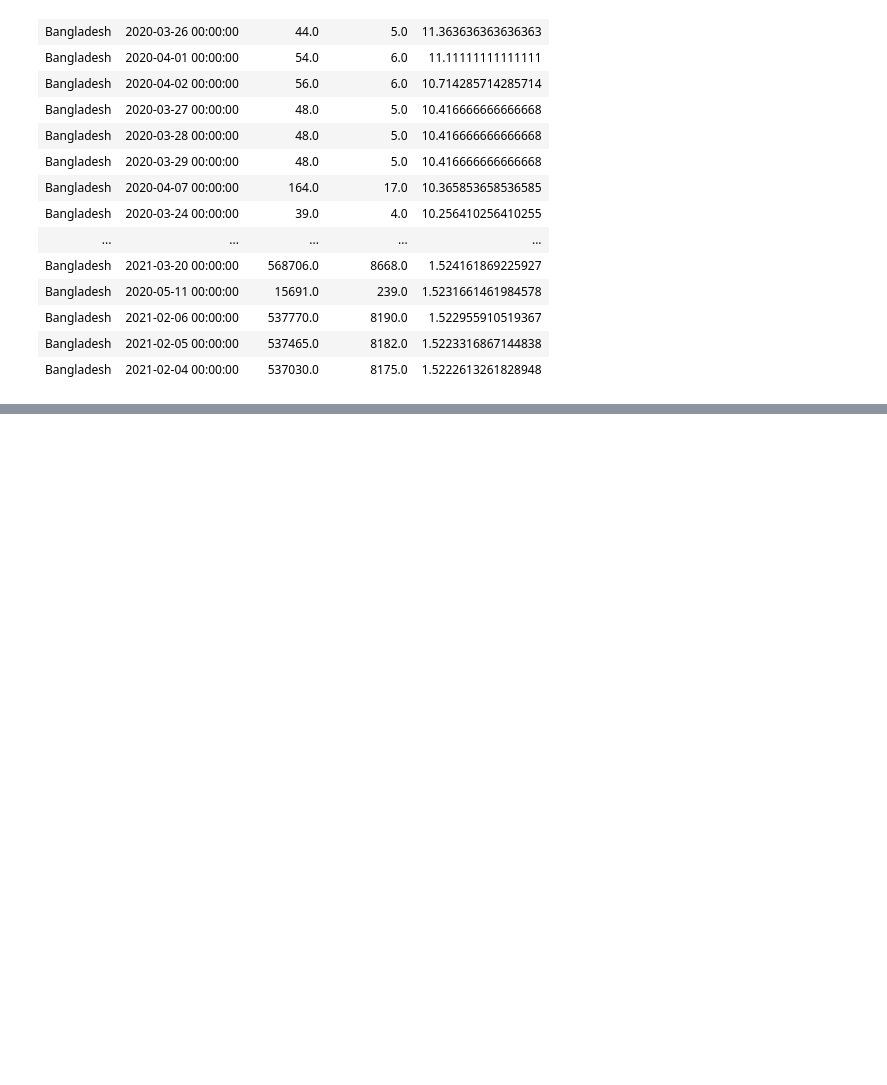
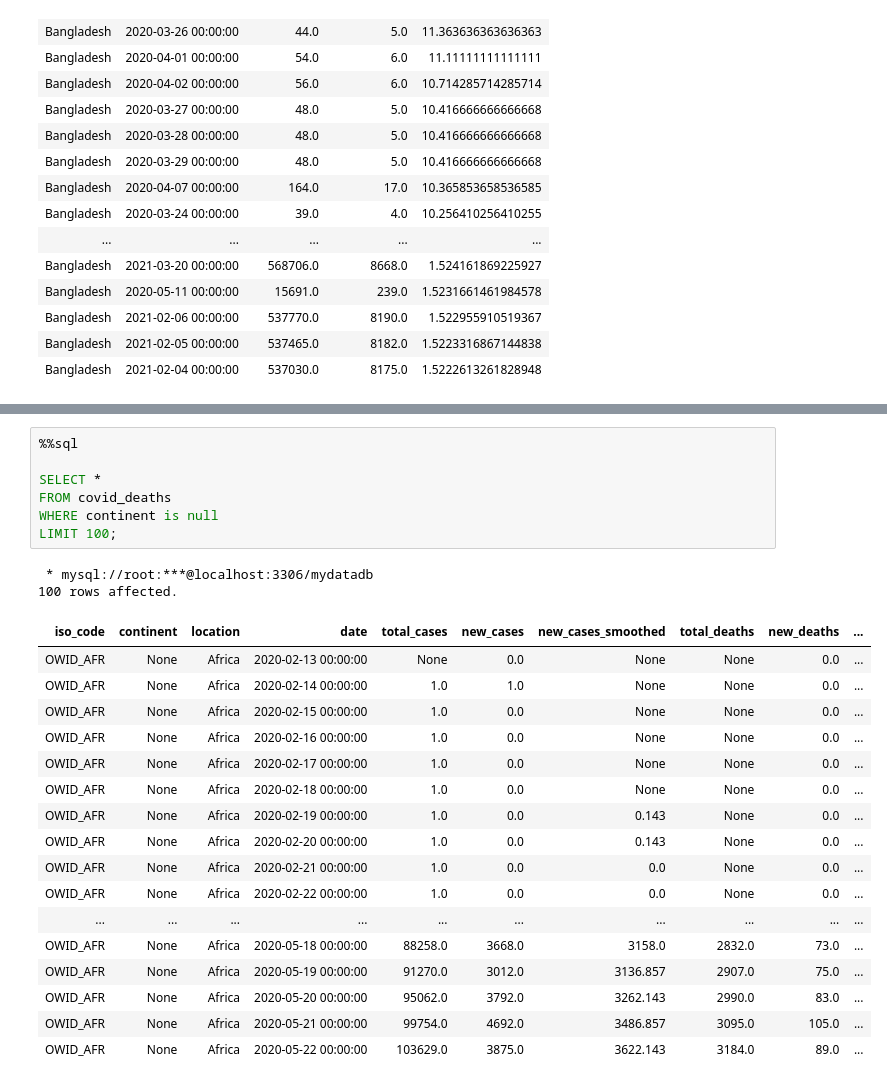
Before and after one commit to ncdas/Covid19-Data-Exploration, a Jupyter notebook: Covid-19 Data Exploration in SQL.ipynb, the cells around one changed output, grey strips where cells are left out. Saved outputs shown, nothing was run; the diff lists cells and outputs as text; blank space fills up the shorter version.

Commit message:
Deaths and cases exploration on countries

```diff
--- a/Covid-19 Data Exploration in SQL.ipynb
+++ b/Covid-19 Data Exploration in SQL.ipynb
@@ -94,0 +140,27 @@ LIMIT 100;
+# %%
+%%sql
+
+SELECT *
+FROM covid_deaths
+WHERE continent is null
+LIMIT 100;
+# %% [output]
+ * mysql://root:***@localhost:3306/mydatadb
+100 rows affected.
+| iso_code | continent | location | date | total_cases | new_cases | new_cases_smoothed | total_deaths | new_deaths | ... |
+| OWID_AFR | None | Africa | 2020-02-13 00:00:00 | None | 0.0 | None | None | 0.0 | ... |
+| OWID_AFR | None | Africa | 2020-02-14 00:00:00 | 1.0 | 1.0 | None | None | 0.0 | ... |
+| OWID_AFR | None | Africa | 2020-02-15 00:00:00 | 1.0 | 0.0 | None | None | 0.0 | ... |
+| OWID_AFR | None | Africa | 2020-02-16 00:00:00 | 1.0 | 0.0 | None | None | 0.0 | ... |
+| OWID_AFR | None | Africa | 2020-02-17 00:00:00 | 1.0 | 0.0 | None | None | 0.0 | ... |
+| OWID_AFR | None | Africa | 2020-02-18 00:00:00 | 1.0 | 0.0 | None | None | 0.0 | ... |
+| OWID_AFR | None | Africa | 2020-02-19 00:00:00 | 1.0 | 0.0 | 0.143 | None | 0.0 | ... |
+| OWID_AFR | None | Africa | 2020-02-20 00:00:00 | 1.0 | 0.0 | 0.143 | None | 0.0 | ... |
+| OWID_AFR | None | Africa | 2020-02-21 00:00:00 | 1.0 | 0.0 | 0.0 | None | 0.0 | ... |
+| OWID_AFR | None | Africa | 2020-02-22 00:00:00 | 1.0 | 0.0 | 0.0 | None | 0.0 | ... |
+| ... | ... | ... | ... | ... | ... | ... | ... | ... | ... |
+| OWID_AFR | None | Africa | 2020-05-18 00:00:00 | 88258.0 | 3668.0 | 3158.0 | 2832.0 | 73.0 | ... |
+| OWID_AFR | None | Africa | 2020-05-19 00:00:00 | 91270.0 | 3012.0 | 3136.857 | 2907.0 | 75.0 | ... |
+| OWID_AFR | None | Africa | 2020-05-20 00:00:00 | 95062.0 | 3792.0 | 3262.143 | 2990.0 | 83.0 | ... |
+| OWID_AFR | None | Africa | 2020-05-21 00:00:00 | 99754.0 | 4692.0 | 3486.857 | 3095.0 | 105.0 | ... |
+| OWID_AFR | None | Africa | 2020-05-22 00:00:00 | 103629.0 | 3875.0 | 3622.143 | 3184.0 | 89.0 | ... |
```
Also changed, not shown: parts of 9 cells of this notebook.
